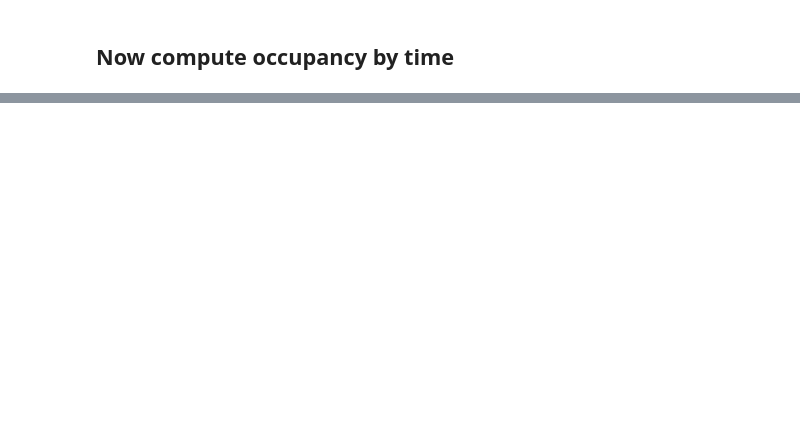
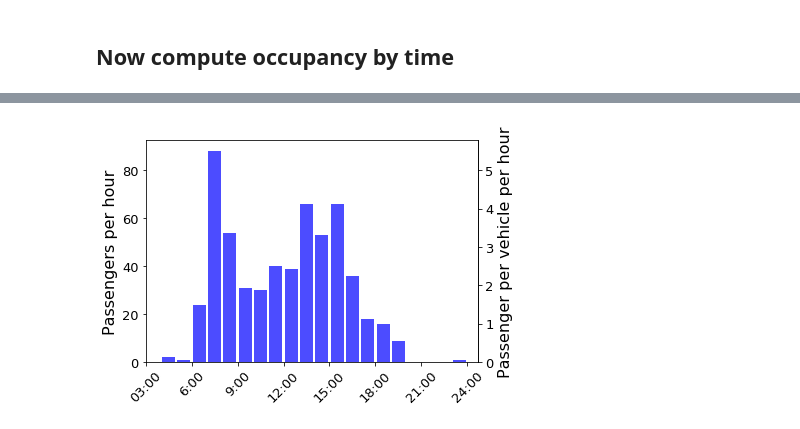
Before and after one commit to serdyt/Simulation-post-processing, a Jupyter notebook: Occupancy for buses.ipynb, the cells around one changed output, grey strips where cells are left out. Saved outputs shown, nothing was run; the diff lists cells and outputs as text; code cells hidden in the pictures; blank space fills up the shorter version.

```diff
--- a/Occupancy for buses.ipynb
+++ b/Occupancy for buses.ipynb
@@ -413,0 +555,14 @@ plt.ylim(0, 40000*10)
+# %%
+with zipfile.ZipFile(path_to_zip_file, 'r') as zip_ref:
+    try:
+        shutil.rmtree('data/zip')
+    except (FileNotFoundError, OSError) as e:
+        pass
+    os.mkdir('data/zip')
+    zip_ref.extractall('data/zip')
+path = 'data/zip/' + os.listdir('data/zip')[0] + '/trip_dump.json'
+
+fp = open(path)
+tdump = json.load(fp)
+fp.close()
+persons_drt = tdump.get('person')
@@ -413,0 +593,10 @@ plt.ylim(0, 40000*10)
+# %%
+drt_pers = []
+for ppt, pdrt in zip(persons, persons_drt):
+    try:
+        trip = pdrt['actual_trips'][0]
+    except:
+        continue
+    modes = [l['mode'] for l in trip['legs']]
+    if 'DRT' in modes:
+        drt_pers.append(ppt)
@@ -413,0 +623,23 @@ plt.ylim(0, 40000*10)
+# %%
+end_times = []
+for pers in drt_pers:
+    end_times.append(pers['actual_trips'][0]['legs'][-1]['end_time'])
+# %%
+fig = plt.figure()
+ax = fig.add_axes([0.15, 0.15, 0.77, 0.77])
+plt.rcParams.update({'font.size': 13})
+distr = ax.hist(x=end_times, bins=np.arange(0,86401,86400/24), color='blue', alpha=0.7, rwidth=0.85, density=False)
+ax.set_ylabel('Passengers per hour', fontsize=16)
+secaxy = ax.secondary_yaxis('right', functions=(lambda x: x/16, lambda x: x*n_cars))
+secaxy.set_ylabel('Passenger per vehicle per hour', fontsize=16)
+# plt.title('Distribution of passengers per hour', fontsize=18)
+plt.xticks([x*3600 for x in [0, 3, 6, 9, 12, 15, 18, 21, 24]])
+names_x = ['00:00','03:00','6:00','9:00','12:00','15:00','18:00','21:00', '24:00']
+ax.set_xticklabels(names_x,rotation=45)
+plt.yticks(fontsize=13)
+plt.xticks(fontsize=13)
+# plt.ylim(0,200)
+plt.xlim(3*60*60,89000)
+plt.savefig('data/pass_per_hour_pt.svg', dpi=600, bbox_inches="tight")
+# %% [output]
+[figure, added]
```
Also changed, not shown: parts of 39 cells of this notebook, 15 other files.
